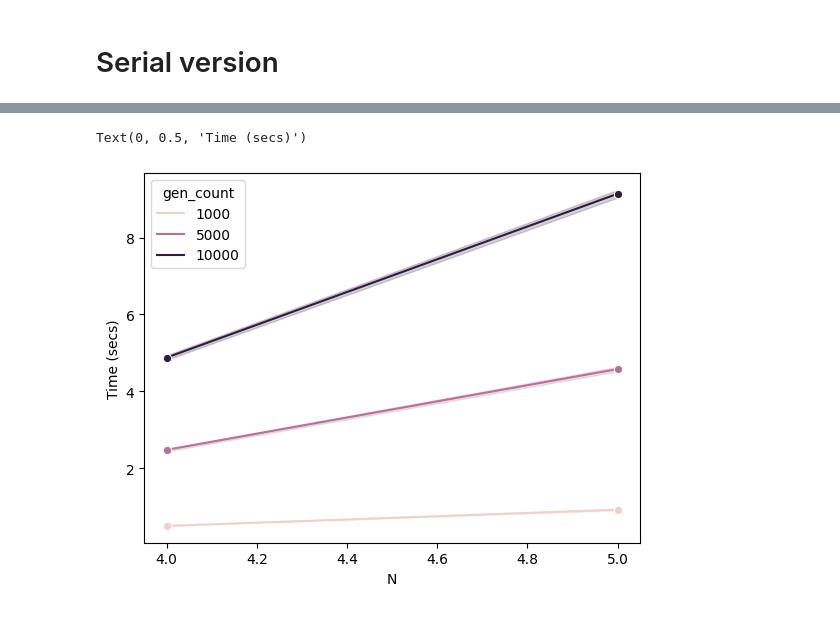
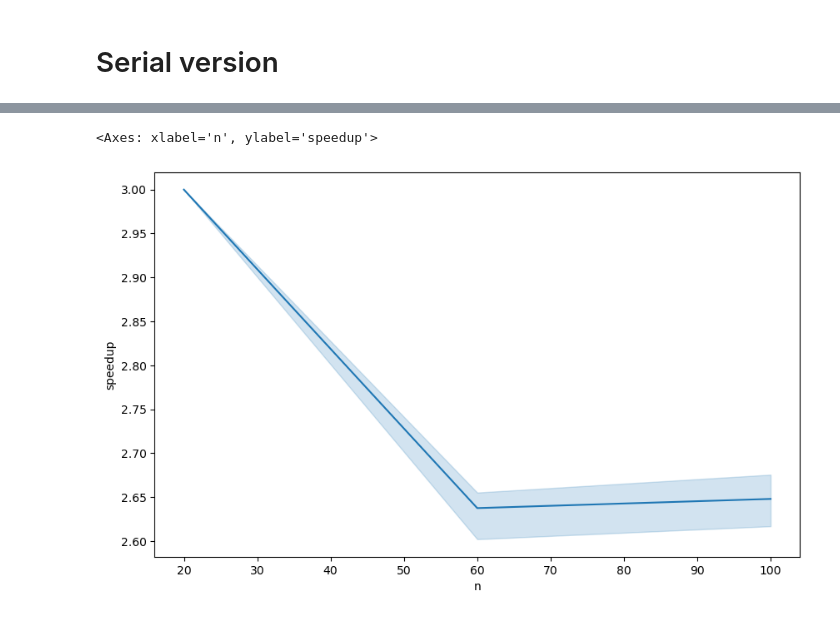
Before and after one commit to d-melita/cpd-life3d, a Jupyter notebook: plotting/Game of Life 3D - Benchmarking results.ipynb, the cells around one changed output, grey strips where cells are left out. Cells and saved outputs as stored; diff of their text form; code cells hidden in the pictures.

Commit message:
update benchmark script to run either serial and omp version. update jupyter notebook for speedup graphs

```diff
--- a/plotting/Game of Life 3D - Benchmarking results.ipynb
+++ b/plotting/Game of Life 3D - Benchmarking results.ipynb
@@ -44,7 +60,20 @@ df
 # %%
-sns.lineplot(df, x = "n", y = "time", hue="gen_count", marker="o")
-plt.xlabel("N")
-plt.ylabel("Time (secs)")
+# for every N in df_omp calculate the speedup relative to df_serial
+speedup = []
+for i in range(len(df_omp)):
+    n = df_omp["n"][i]
+    time_omp = df_omp["time"][i]
+    time_serial = df_serial[df_serial["n"] == n]["time"].values[0]
+    if time_serial == 0 or time_omp == 0:
+        speedup.append(0)
+        continue
+    speedup.append(time_serial / time_omp)
+
+df_omp["speedup"] = speedup
+
+# show the speedup for every N in a plot
+plt.figure(figsize=(10, 6))
+sns.lineplot(data=df_omp, x="n", y="speedup")
 # %% [output]
-Text(0, 0.5, 'Time (secs)')
+<Axes: xlabel='n', ylabel='speedup'>
-[figure, old version]
+[figure, new version]
```
Also changed, not shown: parts of 1 cell of this notebook, 3 other files.
